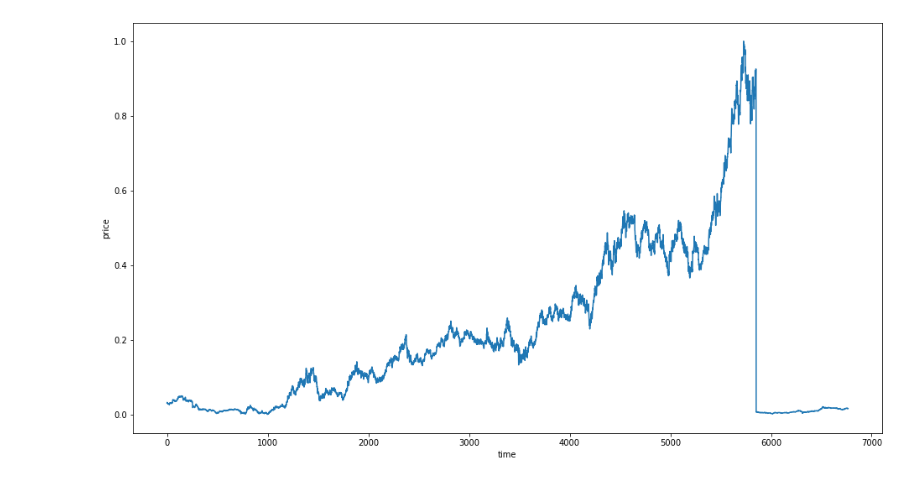
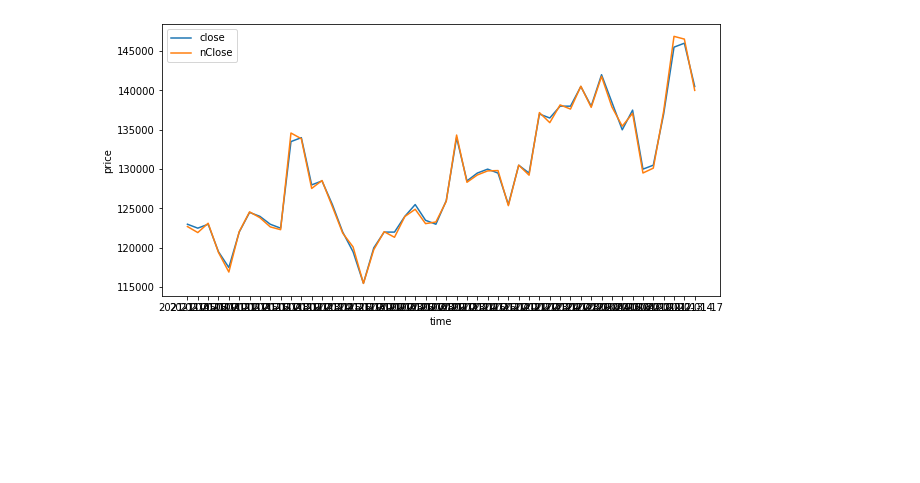
Before and after one commit to duffls/aiCourse, a Jupyter notebook: finance.ipynb, the cells around one changed output. Cells and saved outputs as stored; diff of their text form; code cells hidden in the pictures; blank space fills up the shorter version.

```diff
--- a/finance.ipynb
+++ b/finance.ipynb
@@ -22,0 +109,6 @@ data1
+# %%
+# Train, Test 데이터 분리
+from sklearn.model_selection import train_test_split
+
+# shuffle=True가 default
+X_train, X_test, y_train, y_test = train_test_split(X_data, y_data, random_state=0, test_size=0.2, shuffle=False)
@@ -22,0 +186,23 @@ data1
+# %%
+# 정규화 없이
+fit_cols = ['Open', 'High', 'Low', 'Close', 'Volume']
+model = LinearRegression().fit(X_train[fit_cols], y_train)
+
+# model train 결과, w, b 출력,
+print(f"model.coef_ 가중치(w): {model.coef_} \n model.intercept_ 상수항(b): {model.intercept_}")
+print(f"model.score(X_train, y_train) : {model.score(X_train[fit_cols], y_train)}")
+
+# KFold 한 결과
+from sklearn.model_selection import cross_val_score
+
+r2 = cross_val_score(model, X_train[fit_cols], y_train, cv=5)
+print(f"\nr2: {r2}, \nr2.mean(): {r2.mean()}")
+
+# 예측.
+y_pred = model.predict(X_test[fit_cols])
+print(f"y_pred: {y_pred}, {y_pred.shape}")
+
+# 결정 계수 구하기.
+from sklearn.metrics import r2_score
+
+print(r2_score(y_test, y_pred))
@@ -23 +227,5 @@ data1
+# %%
+test_conf = X_test
+#test_conf.drop('Volume', axis=1, inplace=True)
+test_conf['nClose'] = y_pred
 # %%
@@ -56,8 +247,14 @@ df_scaled
-# %%
-plt.figure(figsize=(16, 9))
-sns.lineplot(x=df_scaled.index, y=df_scaled['종가'])
-plt.xlabel('time')
-plt.ylabel('price')
-plt.show()
-# %% [output]
-[figure, removed]
+# %%
+plt.figure(figsize=(10, 5))
+#sns.lineplot(x=test_conf.Date, y=[test_conf['Close'], test_conf['nClose']])
+#sns.lineplot(x='Date', y='Close', data=test_conf[-10:])
+#sns.lineplot(x='Date', y='nClose', data=test_conf[-10:], alpha=0.6)
+
+plt.plot(test_conf.Date[-50:], test_conf.Close[-50:], label='close')
+plt.plot(test_conf.Date[-50:], test_conf.nClose[-50:], label='nClose')
+plt.xlabel('time')
+plt.ylabel('price')
+plt.legend() #loc='best', ncol=2)
+plt.show()
+# %% [output]
+[figure, added]
```
Also changed, not shown: parts of 24 cells of this notebook.
